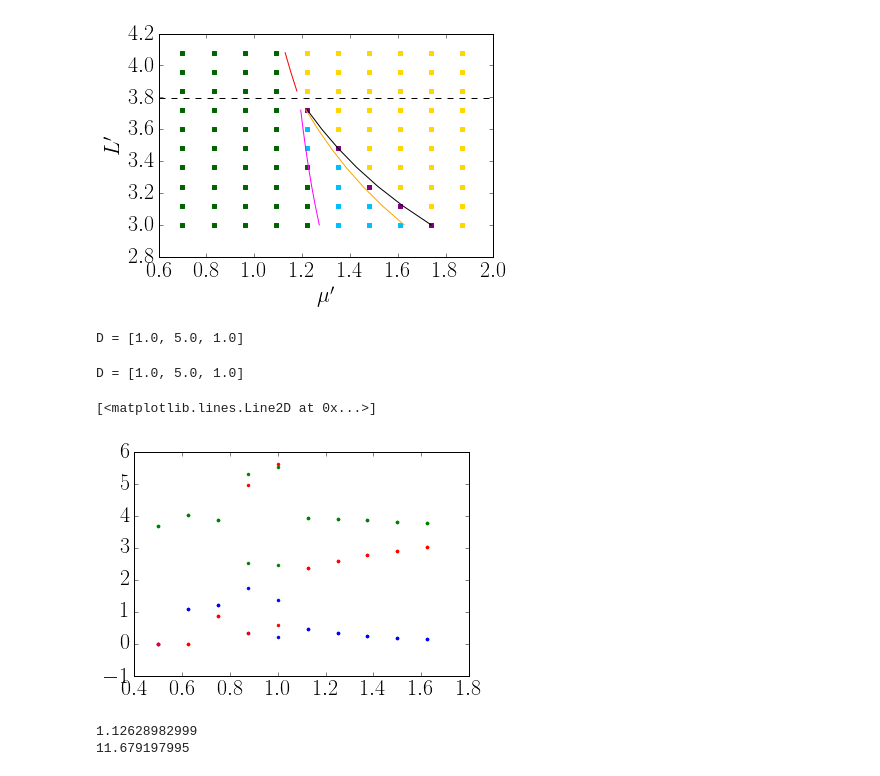
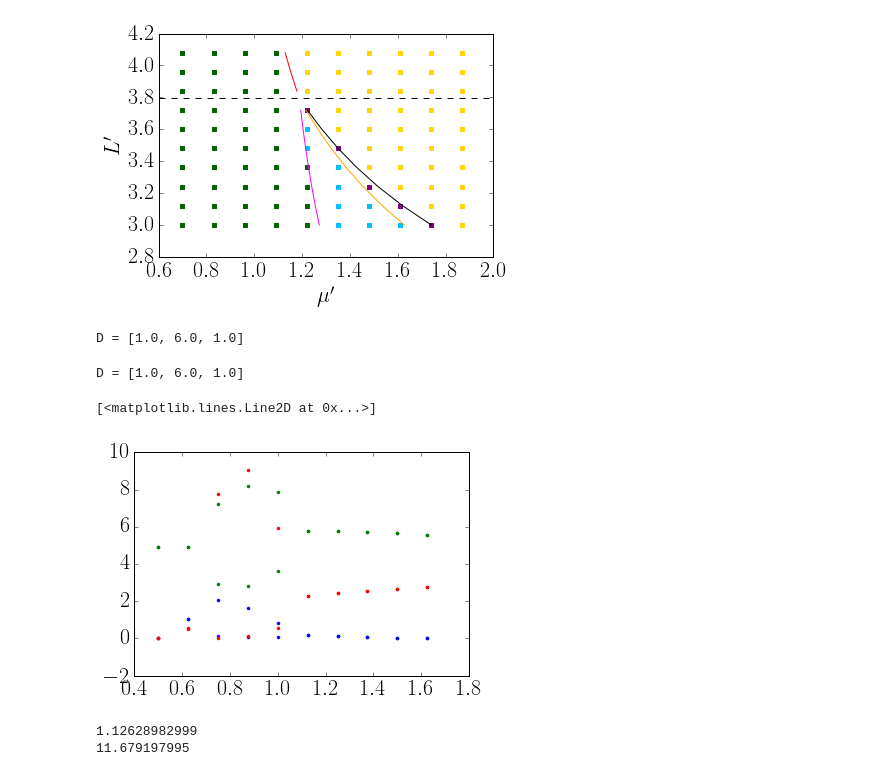
Before and after one commit to reand705/IGP, a Jupyter notebook: Method_Of_LinesIGP_MAX.ipynb, the cells around one changed output. Drawn from its saved outputs; the diff is of its cells as text; code cells hidden in the pictures.

```diff
--- a/Method_Of_LinesIGP_MAX.ipynb
+++ b/Method_Of_LinesIGP_MAX.ipynb
@@ -260,20 +260,20 @@ sol = np.array(sol)
             #% (amplitude,l,DR,D1,D2,mu,gamma),sol)
 # %%
 #plot no espaço
-l = 0.5 + 0.125*4
-mu = 15
-m1 = 1.05
-m2 = 0.95
+l = 0.5 + 0.125*3
+mu = 20
+m1 = 0.95
+m2 = 1.05
 gamma = 0.5
-alpha = 1
+alpha = 2
 beta = 8
 amplitude = 1
 D1 = 1.0
-D2 = 5.0
+D2 = 6.0
 DR = 1.0
 
-#sol = np.load('Method_Of_LinesIGP_amplitude=%d,l = %.3f,DR=%.3f,D1=%.3f,D2=%.3f,mu=%.3f,gamma=%.3f,beta =%.3f.npy'
-         #       % (amplitude,l,DR,D1,D2,mu,gamma,beta))
+sol = np.load('Method_Of_LinesIGP_amplitude=%d,l = %.3f,DR=%.3f,D1=%.3f,D2=%.3f,mu=%.3f,gamma=%.3f,beta =%.3f.npy'
+                % (amplitude,l,DR,D1,D2,mu,gamma,beta))
 
 R = np.transpose(sol[:,0:M])
 C1 = np.transpose(sol[:,M:2*(M)])
@@ -563,18 +600,18 @@ plt.ylabel(r"$L'$")
 # %%
 #Oscilações x L
 #Gera os dados para fazer o gráfico L x mu
-#L' = sqrt(m1)*(L/pi)
+#L' = sqrt(phi)*(L/pi)
 Nl = 10
 L = [0.5 + 0.125*j for j in range(0,Nl)]
-mu = 15
+mu = 20
 t = np.linspace(0,Tmax,N)
-m1 = 1.05
-m2 = 0.95
+m1 = 0.95
+m2 = 1.05
 gamma = 0.5
-alpha = 1
+alpha = 2
 beta = 8
 amplitude = 1
-D = [[1.0,5.0,1.0]]
+D = [[1.0,6.0,1.0]]
 for d in D:
     print("D = " + str(d))
     D1,D2,DR = d[0],d[1],d[2]
@@ -591,54 +628,55 @@ for d in D:
         np.save('Method_Of_LinesIGP_amplitude=%d,l = %.3f,DR=%.3f,D1=%.3f,D2=%.3f,mu=%.3f,gamma=%.3f,beta =%.3f'
                 % (amplitude,l,DR,D1,D2,mu,gamma,beta),sol)
 # %% [output]
-D = [1.0, 5.0, 1.0]
+D = [1.0, 6.0, 1.0]
 # %%
 #Leia os dados e gere o gráfico Pop x L
+
 Nl = 10
 L = [0.5 + 0.125*j for j in range(0,Nl)]
-mu = 15
+mu = 20
 t = np.linspace(0,Tmax,N)
-m1 = 1.05
-m2 = 0.95
+m1 = 0.95
+m2 = 1.05
 gamma = 0.5
-alpha = 1
+alpha = 2
 beta = 8
 amplitude = 1
-D = [[1.0,5.0,1.0]]
+D = [[1.0,6.0,1.0]]
 
 RMAX = []
 RMIN = []
 C1MAX = []
 C1MIN = []
 C2MAX = []
 C2MIN = []
 
 for d in D:
     print("D = " + str(d))
     D1,D2,DR = d[0],d[1],d[2]
     for l in L:
         sol = np.load('Method_Of_LinesIGP_amplitude=%d,l = %.3f,DR=%.3f,D1=%.3f,D2=%.3f,mu=%.3f,gamma=%.3f,beta =%.3f.npy'
                 % (amplitude,l,DR,D1,D2,mu,gamma,beta))
         R = np.transpose(sol[:,0:M])
         C1 = np.transpose(sol[:,M:2*M])
         C2 = np.transpose(sol[:,2*M:])
         RMAX.append(np.max(R[M/2,-1000:]))
         RMIN.append(np.min(R[M/2,-1000:]))
         C1MAX.append(np.max(C1[M/2,-1000:]))
         C1MIN.append(np.min(C1[M/2,-1000:]))
         C2MAX.append(np.max(C2[M/2,-1000:]))
         C2MIN.append(np.min(C2[M/2,-1000:]))
 
 plt.plot(L,RMAX,color = 'green',marker = '.',linestyle = "None")
 plt.plot(L,RMIN,color = 'green',marker = '.',linestyle = "None")
 plt.plot(L,C1MAX,color = 'blue',marker = '.',linestyle = "None")
 plt.plot(L,C1MIN,color = 'blue',marker = '.',linestyle = "None")
 plt.plot(L,C2MAX,color = 'red',marker = '.',linestyle = "None")
 plt.plot(L,C2MIN,color = 'red',marker = '.',linestyle = "None")
 # %% [output]
-D = [1.0, 5.0, 1.0]
+D = [1.0, 6.0, 1.0]
 [<matplotlib.lines.Line2D at 0x...>]
-[figure, old version]
+[figure, new version]
 # %%
 m1 = 0.95
 m2 = 1.05
```
Also changed, not shown: parts of 3 cells of this notebook, 2 other files.
